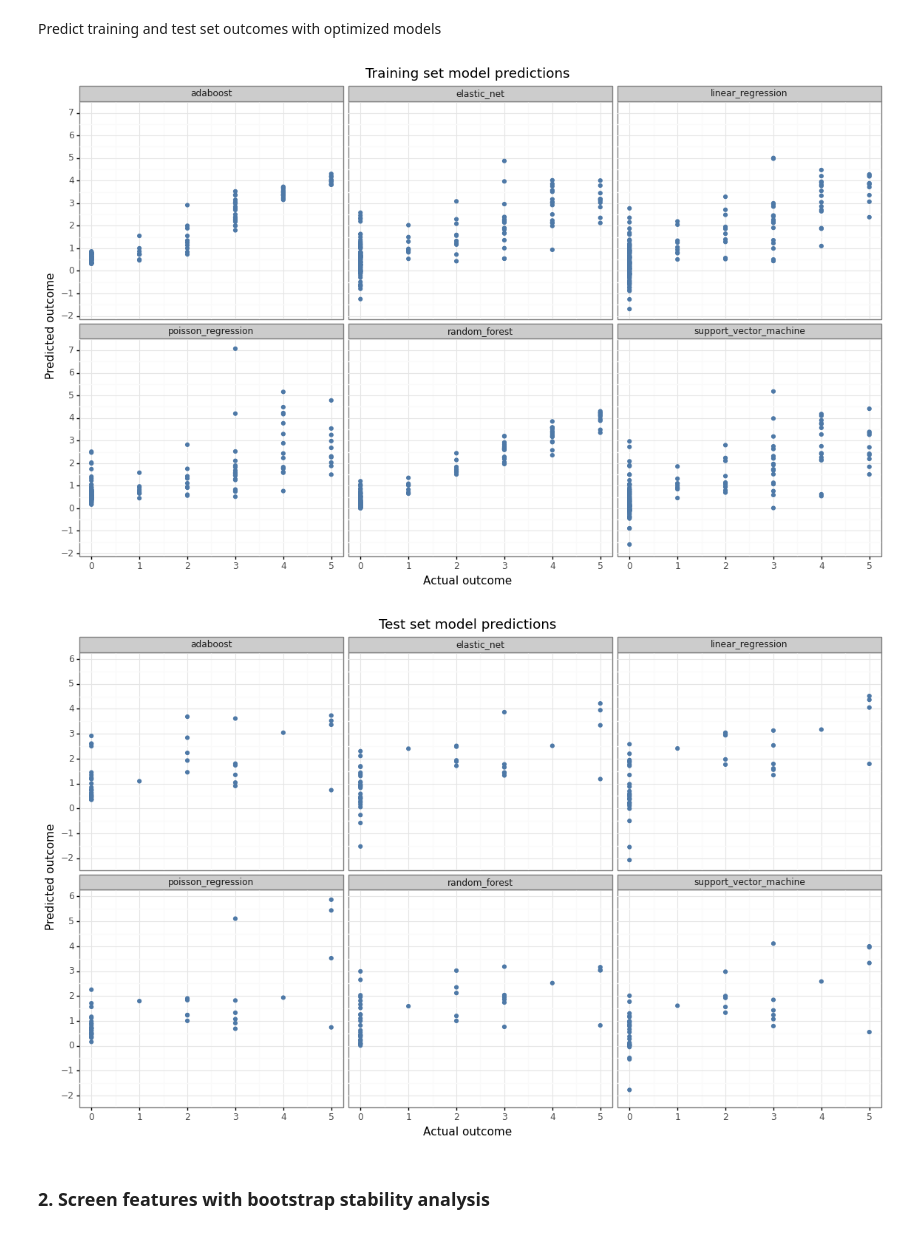
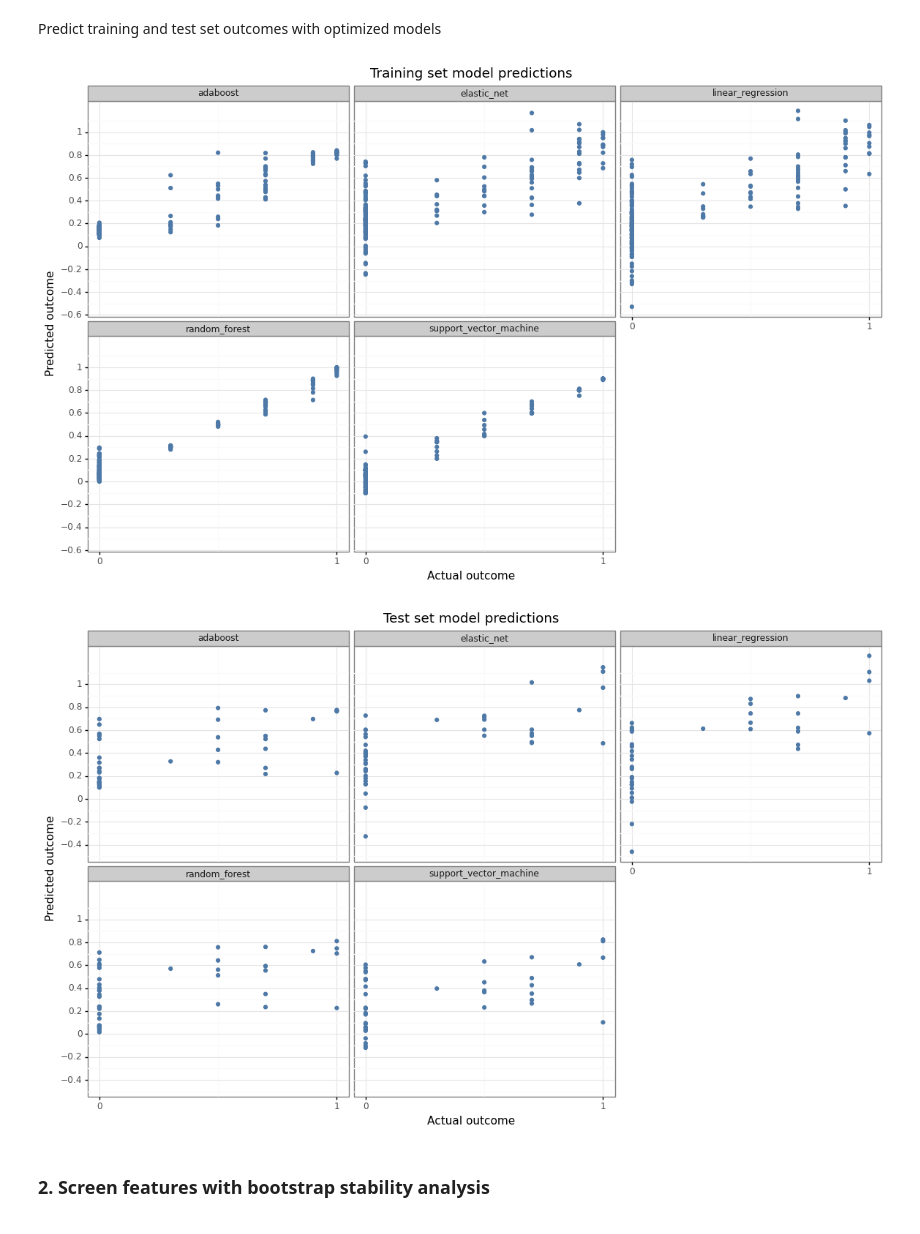
Before and after one commit to liameabbott/tb-gene-signature-pipeline, a Jupyter notebook: notebooks/machine-learning-pipeline.ipynb, the cells around one changed output. Saved outputs shown, nothing was run; the diff lists cells and outputs as text; code cells hidden in the pictures.

```diff
--- a/notebooks/machine-learning-pipeline.ipynb
+++ b/notebooks/machine-learning-pipeline.ipynb
@@ -49,3 +60,5 @@ df_metadata['group'] = pd.Categorical(
+# %%
+df_metadata['group'] = df_metadata['group'].apply(scale_outcome)
 # %%
 df_metadata = df_metadata.set_index('sample_id')[['group']]
 # %% [markdown]
@@ -78,6 +91,7 @@ inner_cv = RepeatedKFold(n_splits=5, n_repeats=5, random_state=random_state)
 Preprocess features by imputing missing values and scaling
 # %%
 preprocessor = Pipeline([
+    ('oversampler', SMOTE(k_neighbors=3, random_state=random_state, n_jobs=-1)),
     ('imputer', KNNImputer(n_neighbors=5, weights='uniform')),
     ('scaler', StandardScaler())
 ])
@@ -126,14 +140,6 @@ regressors = {
             'loss': ['linear', 'square', 'exponential']
         },
         'scorer': 'r2'
-    },
-
-    'poisson_regression': {
-        'model': PoissonRegressor(max_iter=int(1e6)),
-        'params': {
-            'alpha': np.logspace(-5, 2, num=10)
-        },
-        'scorer': 'neg_mean_poisson_deviance'
     }
 }
 # %% [markdown]
@@ -143,9 +149,9 @@ optimized_models = []
 
 for name, opts in regressors.items():
     pipeline = clone(preprocessor)
-    pipeline.steps.append(('regressor', opts['model']))
+    pipeline.steps.append(('model', opts['model']))
 
-    param_grid = {f'regressor__{k}': v for k, v in opts['params'].items()}
+    param_grid = {f'model__{k}': v for k, v in opts['params'].items()}
 
     optimized_model = GridSearchCV(
         estimator=pipeline, n_jobs=-1, refit=True,
@@ -198,28 +203,28 @@ df_y_train_hats = pd.DataFrame(y_train_hat_list)
 # %%
 plotnine.options.figure_size = (14, 8)
 (
     ggplot(
         df_y_train_hats) +
     geom_point(
         aes(x='y_train',
             y='y_train_hat'),
         color=blue) +
     facet_wrap(
         '~ model_name', ncol=3) +
     scale_x_continuous(
         breaks=np.arange(0, 6, 1)) +
     scale_y_continuous(
-        breaks=np.arange(-10, 10, 1)) +
+        breaks=np.arange(-1, 1.1, 0.2)) +
     labs(
         x='Actual outcome',
         y='Predicted outcome',
         title='Training set model predictions') +
     theme_bw() +
     theme(
         strip_background_y=element_text(color='white'))
 ).draw();
 # %% [output]
-[figure, old version]
+[figure, new version]
 # %%
 y_test_hat_list = []
 for idx, regressor in df_scores.iterrows():
@@ -246,7 +251,7 @@ plotnine.options.figure_size = (14, 8)
     scale_x_continuous(
         breaks=np.arange(0, 6, 1)) +
     scale_y_continuous(
-        breaks=np.arange(-10, 10, 1)) +
+        breaks=np.arange(-1, 1.1, 0.2)) +
     labs(
         x='Actual outcome',
         y='Predicted outcome',
@@ -256,7 +261,7 @@ plotnine.options.figure_size = (14, 8)
         strip_background_y=element_text(color='white'))
 ).draw();
 # %% [output]
-[figure, old version]
+[figure, new version]
 # %% [markdown]
 ### 2. Screen features with bootstrap stability analysis
 # %%
```
Also changed, not shown: parts of 16 cells of this notebook.
